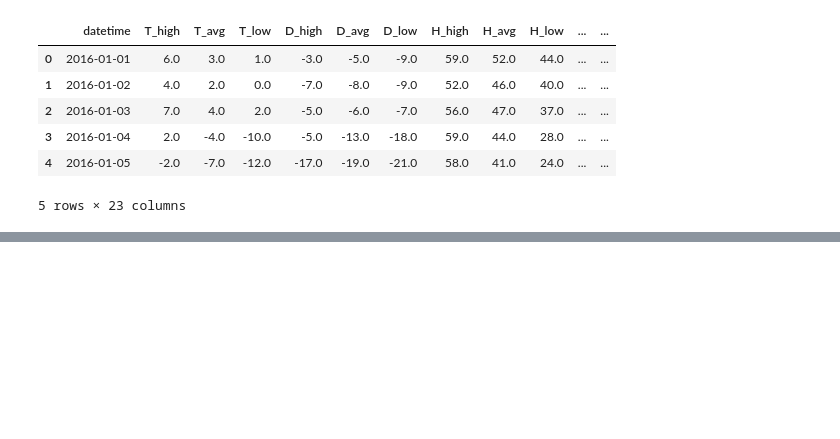
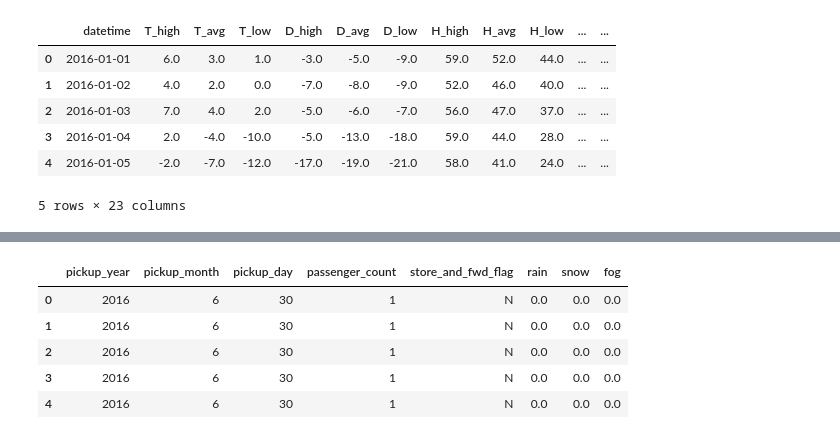
Before and after one commit to todagi/DataScience_with_Kaggle, a Jupyter notebook: New York City Taxi Trip Duration/New York City Taxi Trip Duration 03 - 2nd EDA .ipynb, the cells around one changed output, grey strips where cells are left out. Saved outputs shown, nothing was run; the diff lists cells and outputs as text; code cells hidden in the pictures; blank space fills up the shorter version.

```diff
--- a/New York City Taxi Trip Duration/New York City Taxi Trip Duration 03 - 2nd EDA .ipynb
+++ b/New York City Taxi Trip Duration/New York City Taxi Trip Duration 03 - 2nd EDA .ipynb
@@ -551,0 +634,11 @@ weather_1.to_csv("weather.csv", index=False)
+# %%
+test = pd.merge(test, weather)
+# %%
+test[['pickup_year','pickup_month', 'pickup_day', 'passenger_count', 'store_and_fwd_flag', 'rain', 'snow', 'fog']].head()
+# %% [output]
+|  | pickup_year | pickup_month | pickup_day | passenger_count | store_and_fwd_flag | rain | snow | fog |
+| 0 | 2016 | 6 | 30 | 1 | N | 0.0 | 0.0 | 0.0 |
+| 1 | 2016 | 6 | 30 | 1 | N | 0.0 | 0.0 | 0.0 |
+| 2 | 2016 | 6 | 30 | 1 | N | 0.0 | 0.0 | 0.0 |
+| 3 | 2016 | 6 | 30 | 1 | N | 0.0 | 0.0 | 0.0 |
+| 4 | 2016 | 6 | 30 | 1 | N | 0.0 | 0.0 | 0.0 |
```
Also changed, not shown: parts of 15 cells of this notebook.
